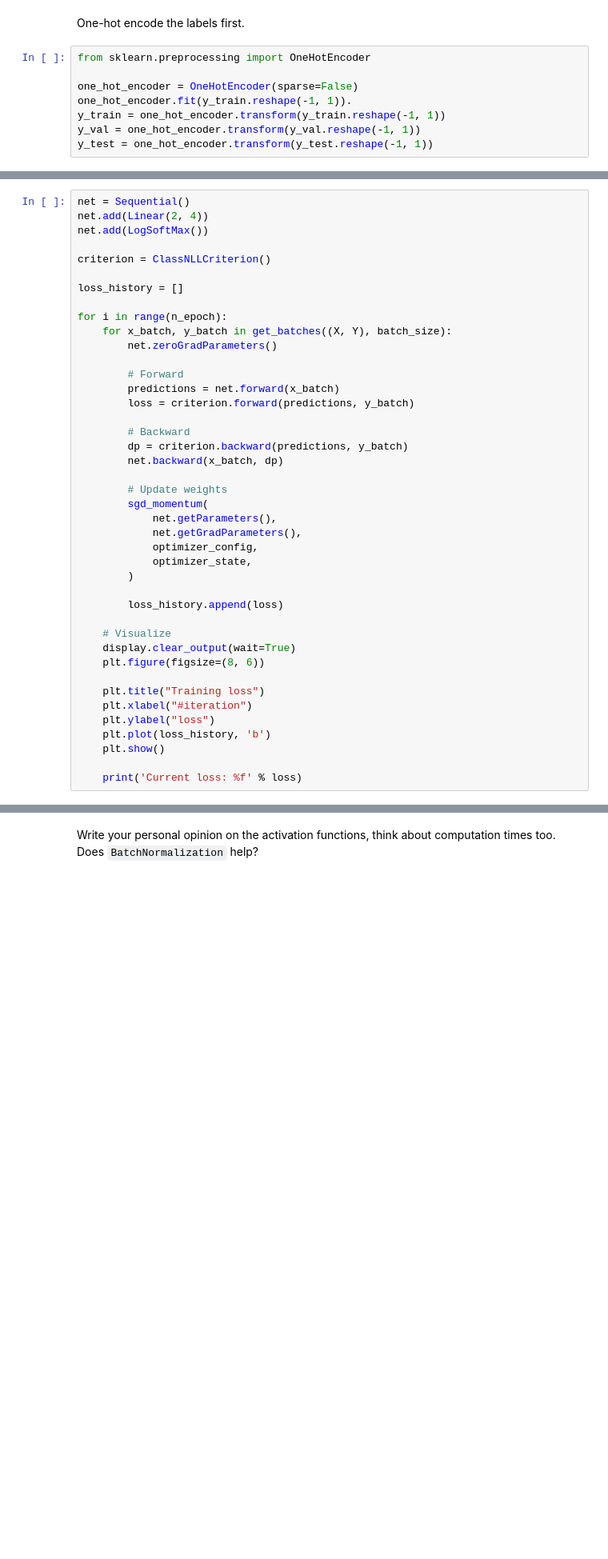
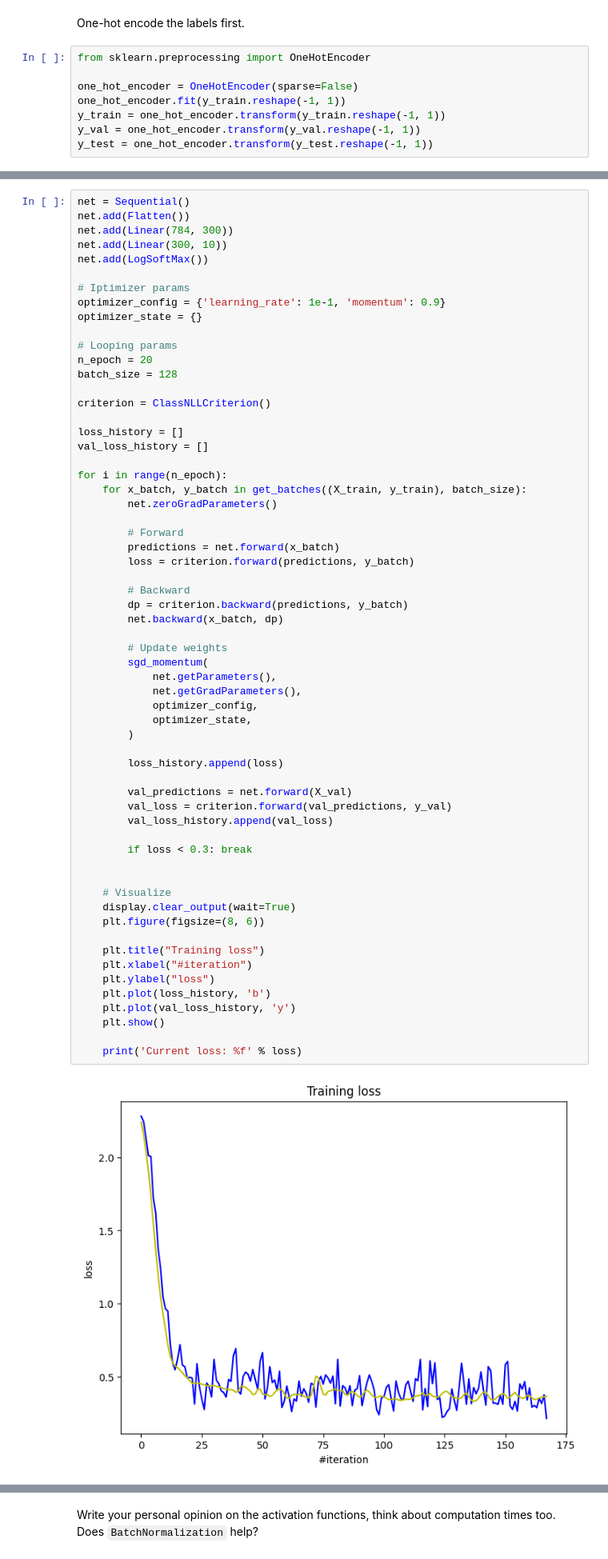
Before and after one commit to pavelkurach/msai-ml, a Jupyter notebook: assignment0_05_nn_from_scratch/main_notebook.ipynb, the cells around one changed output, grey strips where cells are left out. Shown: that part at 80% size. Saved outputs shown, nothing was run; the diff lists cells and outputs as text; blank space fills up the shorter version.

```diff
--- a/assignment0_05_nn_from_scratch/main_notebook.ipynb
+++ b/assignment0_05_nn_from_scratch/main_notebook.ipynb
@@ -174,7 +174,7 @@ One-hot encode the labels first.
 from sklearn.preprocessing import OneHotEncoder
 
 one_hot_encoder = OneHotEncoder(sparse=False)
-one_hot_encoder.fit(y_train.reshape(-1, 1)).
+one_hot_encoder.fit(y_train.reshape(-1, 1))
 y_train = one_hot_encoder.transform(y_train.reshape(-1, 1))
 y_val = one_hot_encoder.transform(y_val.reshape(-1, 1))
 y_test = one_hot_encoder.transform(y_test.reshape(-1, 1))
@@ -191,44 +192,64 @@ y_test.shape
 - Hint: good logloss for MNIST should be around 0.5.
 # %%
 net = Sequential()
-net.add(Linear(2, 4))
+net.add(Flatten())
+net.add(Linear(784, 300))
+net.add(Linear(300, 10))
 net.add(LogSoftMax())
+
+# Iptimizer params
+optimizer_config = {'learning_rate': 1e-1, 'momentum': 0.9}
+optimizer_state = {}
+
+# Looping params
+n_epoch = 20
+batch_size = 128
 
 criterion = ClassNLLCriterion()
 
 loss_history = []
+val_loss_history = []
 
 for i in range(n_epoch):
-    for x_batch, y_batch in get_batches((X, Y), batch_size):
+    for x_batch, y_batch in get_batches((X_train, y_train), batch_size):
         net.zeroGradParameters()
 
         # Forward
         predictions = net.forward(x_batch)
         loss = criterion.forward(predictions, y_batch)
 
         # Backward
         dp = criterion.backward(predictions, y_batch)
         net.backward(x_batch, dp)
 
         # Update weights
         sgd_momentum(
             net.getParameters(),
             net.getGradParameters(),
             optimizer_config,
             optimizer_state,
         )
 
         loss_history.append(loss)
 
+        val_predictions = net.forward(X_val)
+        val_loss = criterion.forward(val_predictions, y_val)
+        val_loss_history.append(val_loss)
+
+        if loss < 0.3: break
+
+
     # Visualize
     display.clear_output(wait=True)
     plt.figure(figsize=(8, 6))
 
     plt.title("Training loss")
     plt.xlabel("#iteration")
     plt.ylabel("loss")
     plt.plot(loss_history, 'b')
+    plt.plot(val_loss_history, 'y')
     plt.show()
 
     print('Current loss: %f' % loss)
 # %% [output]
+[figure, added]
```
Also changed, not shown: parts of 4 cells of this notebook, 1 other file.
